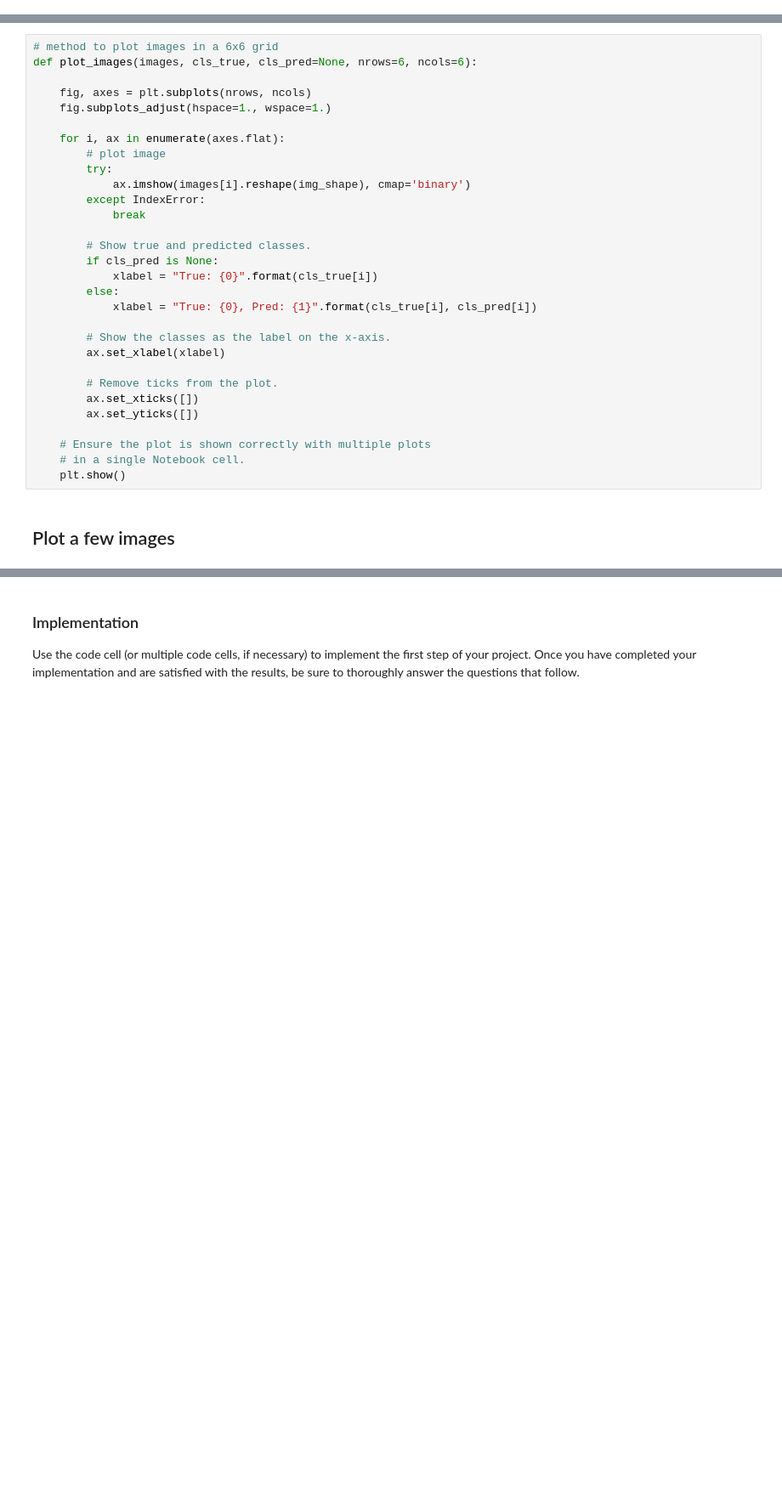
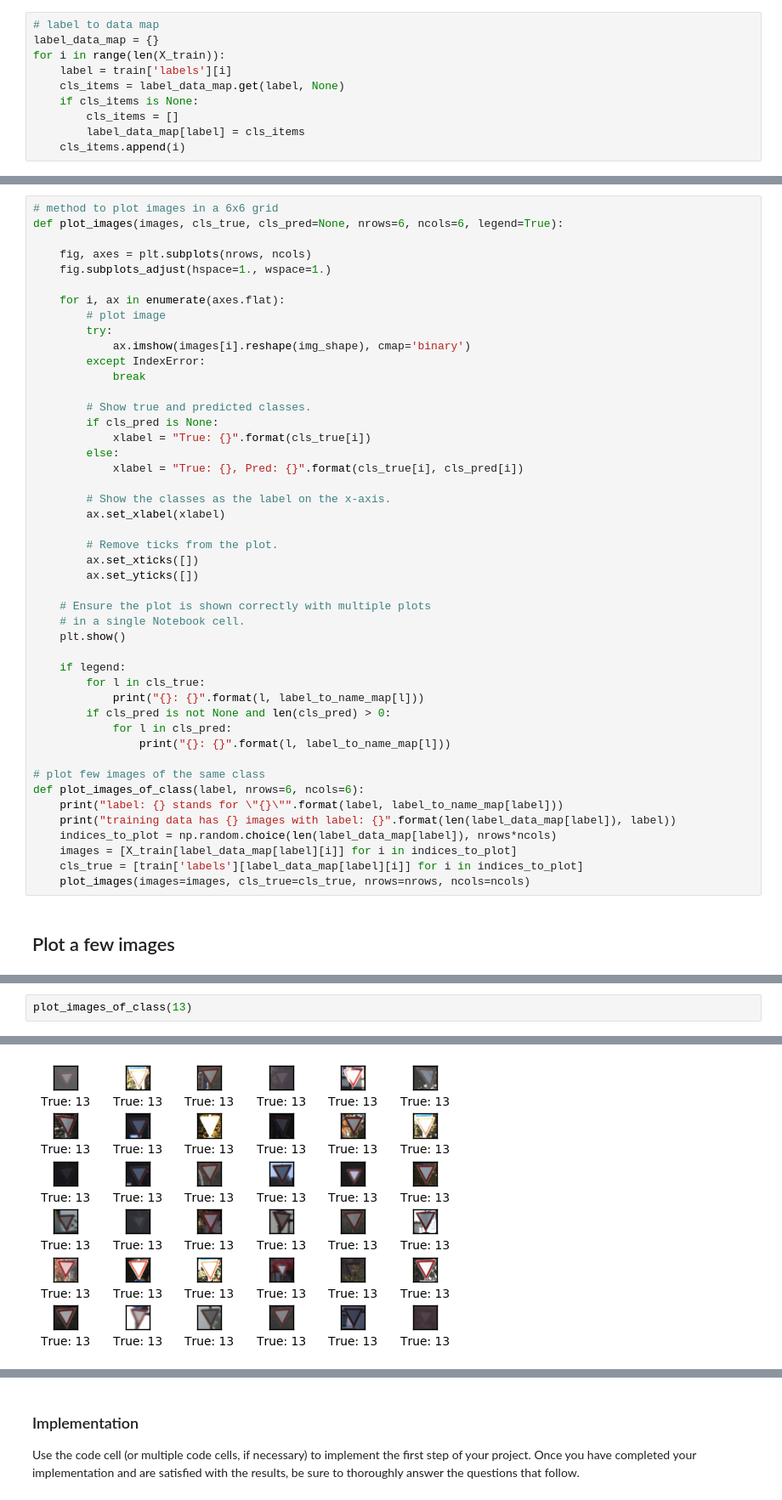
Before and after one commit to prakharsharma/traffic-signs, a Jupyter notebook: Traffic_Signs_Recognition.ipynb, the cells around one changed output, grey strips where cells are left out. Shown at 85% size. Saved outputs shown, nothing was run; the diff lists cells and outputs as text; blank space fills up the shorter version.

```diff
--- a/Traffic_Signs_Recognition.ipynb
+++ b/Traffic_Signs_Recognition.ipynb
@@ -99,6 +99,16 @@ Number of training examples = 39209
 Number of testing examples = 12630
 Image data shape = (32, 32)
 Number of classes = 43
+# %%
+# label to data map
+label_data_map = {}
+for i in range(len(X_train)):
+    label = train['labels'][i]
+    cls_items = label_data_map.get(label, None)
+    if cls_items is None:
+        cls_items = []
+        label_data_map[label] = cls_items
+    cls_items.append(i)
 # %%
 def examples_per_label(labels):
     d = {}
@@ -151,7 +161,7 @@ img_shape = (img_size, img_size, num_channels)
 num_classes = n_classes
 # %%
 # method to plot images in a 6x6 grid
-def plot_images(images, cls_true, cls_pred=None, nrows=6, ncols=6):
+def plot_images(images, cls_true, cls_pred=None, nrows=6, ncols=6, legend=True):
 
     fig, axes = plt.subplots(nrows, ncols)
     fig.subplots_adjust(hspace=1., wspace=1.)
@@ -165,9 +175,9 @@ def plot_images(images, cls_true, cls_pred=None, nrows=6, ncols=6):
 
         # Show true and predicted classes.
         if cls_pred is None:
-            xlabel = "True: {0}".format(cls_true[i])
+            xlabel = "True: {}".format(cls_true[i])
         else:
-            xlabel = "True: {0}, Pred: {1}".format(cls_true[i], cls_pred[i])
+            xlabel = "True: {}, Pred: {}".format(cls_true[i], cls_pred[i])
 
         # Show the classes as the label on the x-axis.
         ax.set_xlabel(xlabel)
@@ -179,6 +189,22 @@ def plot_images(images, cls_true, cls_pred=None, nrows=6, ncols=6):
     # Ensure the plot is shown correctly with multiple plots
     # in a single Notebook cell.
     plt.show()
+
+    if legend:
+        for l in cls_true:
+            print("{}: {}".format(l, label_to_name_map[l]))
+        if cls_pred is not None and len(cls_pred) > 0:
+            for l in cls_pred:
+                print("{}: {}".format(l, label_to_name_map[l]))
+
+# plot few images of the same class
+def plot_images_of_class(label, nrows=6, ncols=6):
+    print("label: {} stands for \"{}\"".format(label, label_to_name_map[label]))
+    print("training data has {} images with label: {}".format(len(label_data_map[label]), label))
+    indices_to_plot = np.random.choice(len(label_data_map[label]), nrows*ncols)
+    images = [X_train[label_data_map[label][i]] for i in indices_to_plot]
+    cls_true = [train['labels'][label_data_map[label][i]] for i in indices_to_plot]
+    plot_images(images=images, cls_true=cls_true, nrows=nrows, ncols=ncols)
 # %% [markdown]
 ## Plot a few images
 # %%
@@ -193,0 +241,3 @@ plot_images(images=images, cls_true=cls_true, nrows=nrows, ncols=ncols)
+# %%
+plot_images_of_class(13)
+# %% [output]
@@ -194,3 +246,4 @@ plot_images(images=images, cls_true=cls_true, nrows=nrows, ncols=ncols)
+[figure, added]
 # %% [markdown]
 ----
 
```
Also changed, not shown: parts of 154 cells of this notebook.
